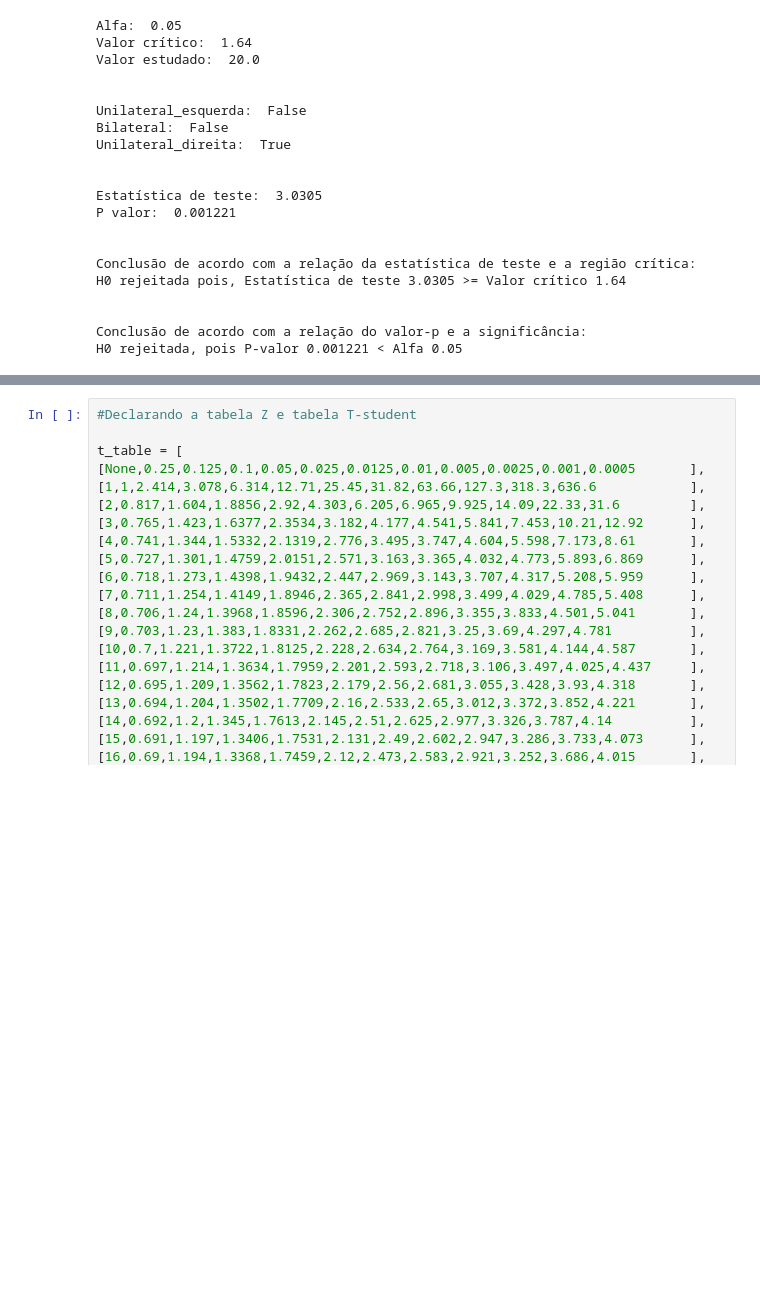
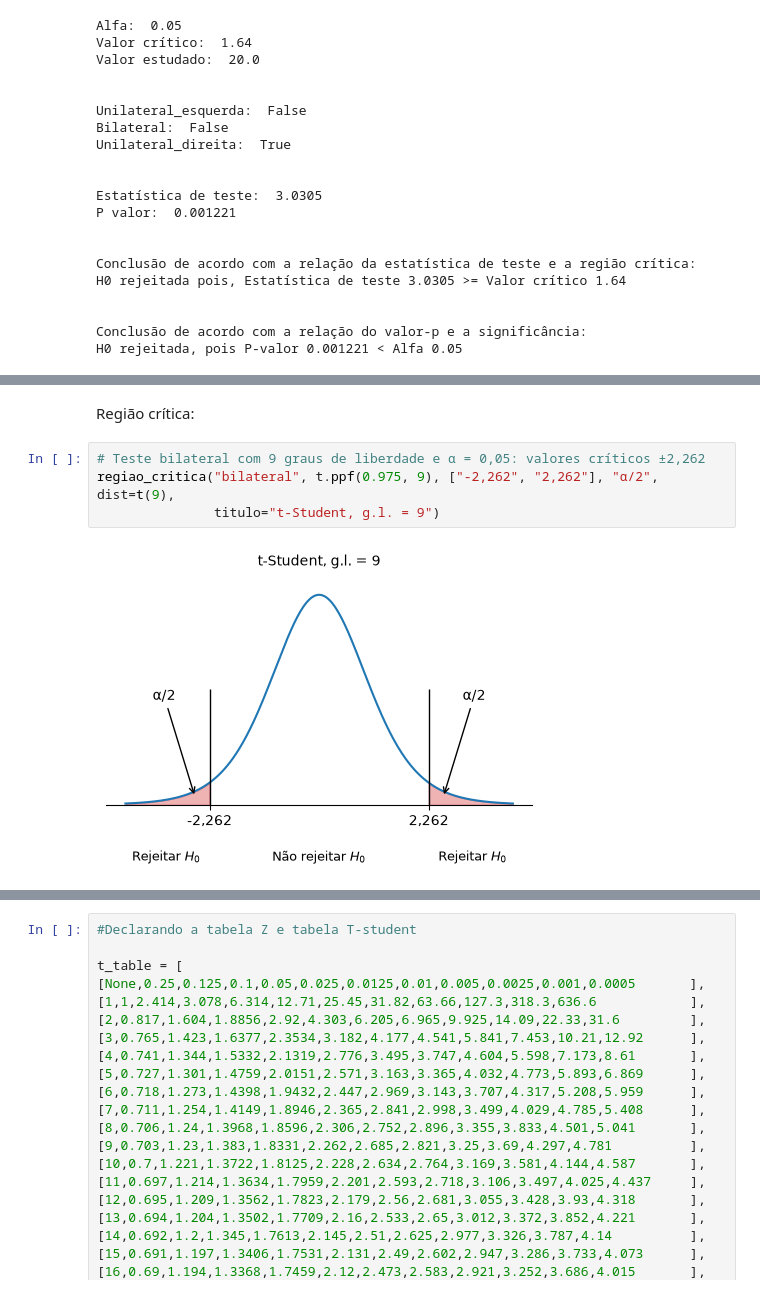
Before and after one commit to guilherme-b-azevedo/Estatistica-geral-com-python, a Jupyter notebook: 4 - Testes de hipóteses.ipynb, the cells around one changed output, grey strips where cells are left out. Drawn from its saved outputs; the diff is of its cells as text; blank space fills up the shorter version.

```diff
--- a/4 - Testes de hipóteses.ipynb
+++ b/4 - Testes de hipóteses.ipynb
@@ -1571,0 +1482,8 @@ O valor 0,1 encontrado corresponde à área acima da estatística de teste posit
+# %% [markdown]
+Região crítica:
+# %%
+# Teste bilateral com 9 graus de liberdade e α = 0,05: valores críticos ±2,262
+regiao_critica("bilateral", t.ppf(0.975, 9), ["-2,262", "2,262"], "α/2", dist=t(9),
+               titulo="t-Student, g.l. = 9")
+# %% [output]
+[figure, added]
```
Also changed, not shown: parts of 85 cells of this notebook, 6 other files.
